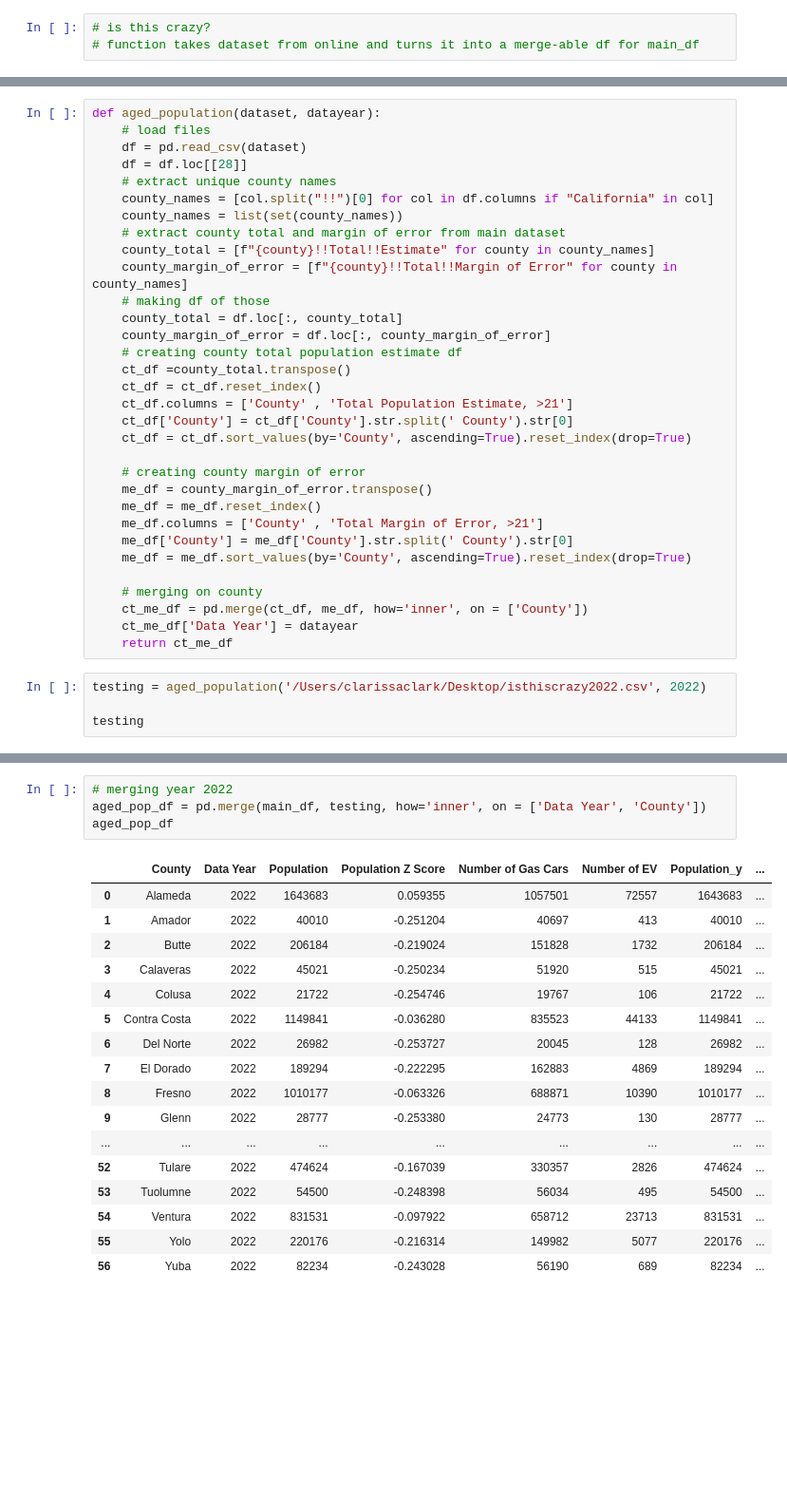
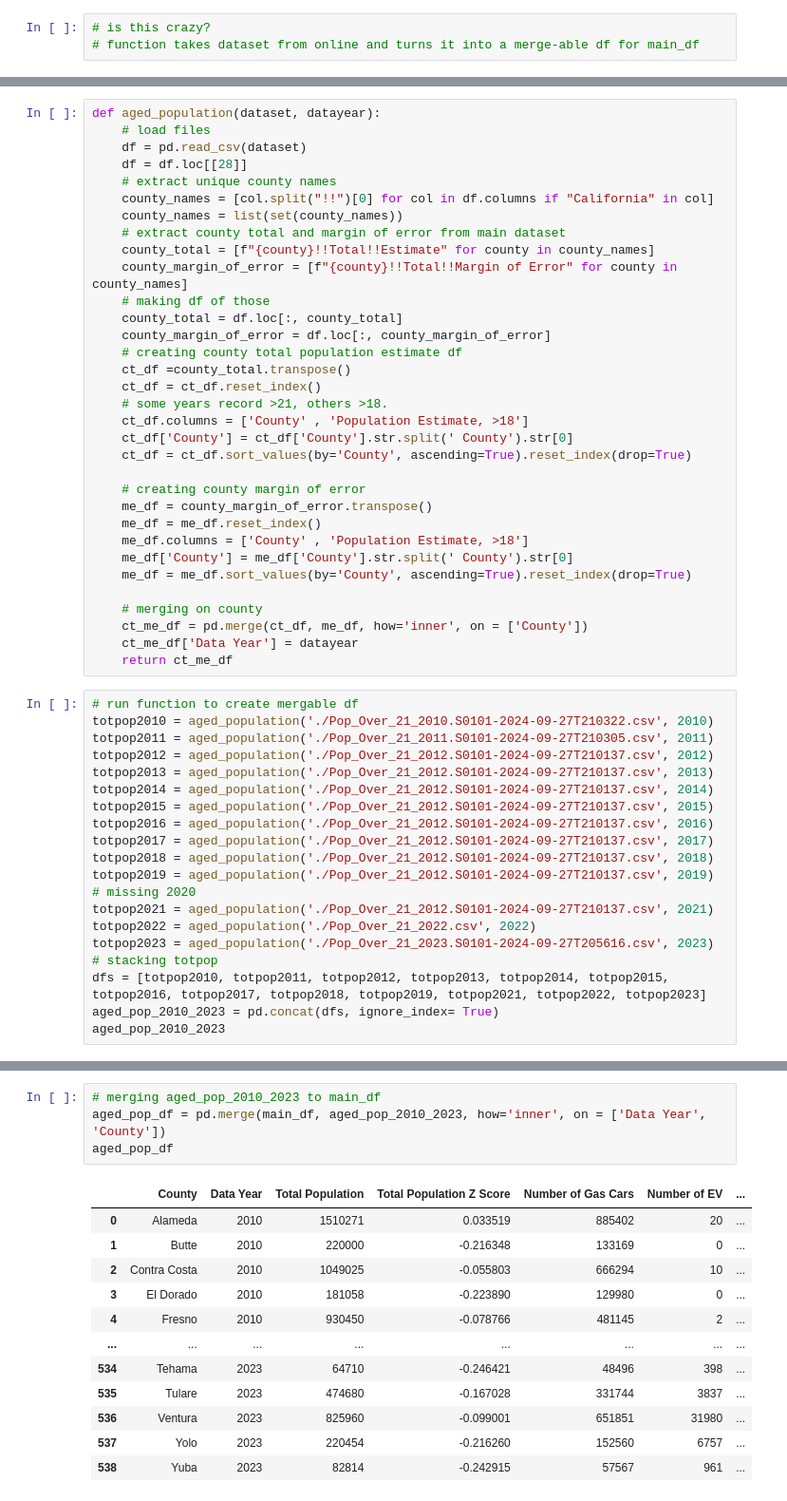
Before and after one commit to kellerl7/SIADS_Milestone_1, a Jupyter notebook: pm_data/CMC_Notebook.ipynb, the cells around one changed output, grey strips where cells are left out. Shown: that part at 95% size. Saved outputs shown, nothing was run; the diff lists cells and outputs as text; blank space fills up the shorter version.

```diff
--- a/pm_data/CMC_Notebook.ipynb
+++ b/pm_data/CMC_Notebook.ipynb
@@ -193,14 +135,15 @@ def aged_population(dataset, datayear):
     # creating county total population estimate df
     ct_df =county_total.transpose()
     ct_df = ct_df.reset_index()
-    ct_df.columns = ['County' , 'Total Population Estimate, >21']
+    # some years record >21, others >18.
+    ct_df.columns = ['County' , 'Population Estimate, >18']
     ct_df['County'] = ct_df['County'].str.split(' County').str[0]
     ct_df = ct_df.sort_values(by='County', ascending=True).reset_index(drop=True)
 
     # creating county margin of error
     me_df = county_margin_of_error.transpose()
     me_df = me_df.reset_index()
-    me_df.columns = ['County' , 'Total Margin of Error, >21']
+    me_df.columns = ['County' , 'Population Estimate, >18']
     me_df['County'] = me_df['County'].str.split(' County').str[0]
     me_df = me_df.sort_values(by='County', ascending=True).reset_index(drop=True)
 
@@ -209,8 +152,24 @@ def aged_population(dataset, datayear):
     ct_me_df['Data Year'] = datayear
     return ct_me_df
 # %%
-testing = aged_population('/Users/clarissaclark/Desktop/isthiscrazy2022.csv', 2022)
-
-testing
+# run function to create mergable df
+totpop2010 = aged_population('./Pop_Over_21_2010.S0101-2024-09-27T210322.csv', 2010)
+totpop2011 = aged_population('./Pop_Over_21_2011.S0101-2024-09-27T210305.csv', 2011)
+totpop2012 = aged_population('./Pop_Over_21_2012.S0101-2024-09-27T210137.csv', 2012)
+totpop2013 = aged_population('./Pop_Over_21_2012.S0101-2024-09-27T210137.csv', 2013)
+totpop2014 = aged_population('./Pop_Over_21_2012.S0101-2024-09-27T210137.csv', 2014)
+totpop2015 = aged_population('./Pop_Over_21_2012.S0101-2024-09-27T210137.csv', 2015)
+totpop2016 = aged_population('./Pop_Over_21_2012.S0101-2024-09-27T210137.csv', 2016)
+totpop2017 = aged_population('./Pop_Over_21_2012.S0101-2024-09-27T210137.csv', 2017)
+totpop2018 = aged_population('./Pop_Over_21_2012.S0101-2024-09-27T210137.csv', 2018)
+totpop2019 = aged_population('./Pop_Over_21_2012.S0101-2024-09-27T210137.csv', 2019)
+# missing 2020
+totpop2021 = aged_population('./Pop_Over_21_2012.S0101-2024-09-27T210137.csv', 2021)
+totpop2022 = aged_population('./Pop_Over_21_2022.csv', 2022)
+totpop2023 = aged_population('./Pop_Over_21_2023.S0101-2024-09-27T205616.csv', 2023)
+# stacking totpop
+dfs = [totpop2010, totpop2011, totpop2012, totpop2013, totpop2014, totpop2015, totpop2016, totpop2017, totpop2018, totpop2019, totpop2021, totpop2022, totpop2023]
+aged_pop_2010_2023 = pd.concat(dfs, ignore_index= True)
+aged_pop_2010_2023
 # %% [output]
 |  | County | Total Population Estimate, >21 | Total Margin of Error, >21 | Data Year |
@@ -233,22 +188,17 @@ testing
 # %%
-# merging year 2022
-aged_pop_df = pd.merge(main_df, testing, how='inner', on = ['Data Year', 'County'])
+# merging aged_pop_2010_2023 to main_df
+aged_pop_df = pd.merge(main_df, aged_pop_2010_2023, how='inner', on = ['Data Year', 'County'])
 aged_pop_df
 # %% [output]
-|  | County | Data Year | Population | Population Z Score | Number of Gas Cars | Number of EV | Population_y | ... |
-| 0 | Alameda | 2022 | 1643683 | 0.059355 | 1057501 | 72557 | 1643683 | ... |
-| 1 | Amador | 2022 | 40010 | -0.251204 | 40697 | 413 | 40010 | ... |
-| 2 | Butte | 2022 | 206184 | -0.219024 | 151828 | 1732 | 206184 | ... |
-| 3 | Calaveras | 2022 | 45021 | -0.250234 | 51920 | 515 | 45021 | ... |
-| 4 | Colusa | 2022 | 21722 | -0.254746 | 19767 | 106 | 21722 | ... |
-| 5 | Contra Costa | 2022 | 1149841 | -0.036280 | 835523 | 44133 | 1149841 | ... |
-| 6 | Del Norte | 2022 | 26982 | -0.253727 | 20045 | 128 | 26982 | ... |
-| 7 | El Dorado | 2022 | 189294 | -0.222295 | 162883 | 4869 | 189294 | ... |
-| 8 | Fresno | 2022 | 1010177 | -0.063326 | 688871 | 10390 | 1010177 | ... |
-| 9 | Glenn | 2022 | 28777 | -0.253380 | 24773 | 130 | 28777 | ... |
-| ... | ... | ... | ... | ... | ... | ... | ... | ... |
-| 52 | Tulare | 2022 | 474624 | -0.167039 | 330357 | 2826 | 474624 | ... |
-| 53 | Tuolumne | 2022 | 54500 | -0.248398 | 56034 | 495 | 54500 | ... |
-| 54 | Ventura | 2022 | 831531 | -0.097922 | 658712 | 23713 | 831531 | ... |
-| 55 | Yolo | 2022 | 220176 | -0.216314 | 149982 | 5077 | 220176 | ... |
-| 56 | Yuba | 2022 | 82234 | -0.243028 | 56190 | 689 | 82234 | ... |
+|  | County | Data Year | Total Population | Total Population Z Score | Number of Gas Cars | Number of EV | ... |
+| 0 | Alameda | 2010 | 1510271 | 0.033519 | 885402 | 20 | ... |
+| 1 | Butte | 2010 | 220000 | -0.216348 | 133169 | 0 | ... |
+| 2 | Contra Costa | 2010 | 1049025 | -0.055803 | 666294 | 10 | ... |
+| 3 | El Dorado | 2010 | 181058 | -0.223890 | 129980 | 0 | ... |
+| 4 | Fresno | 2010 | 930450 | -0.078766 | 481145 | 2 | ... |
+| ... | ... | ... | ... | ... | ... | ... | ... |
+| 534 | Tehama | 2023 | 64710 | -0.246421 | 48496 | 398 | ... |
+| 535 | Tulare | 2023 | 474680 | -0.167028 | 331744 | 3837 | ... |
+| 536 | Ventura | 2023 | 825960 | -0.099001 | 651851 | 31980 | ... |
+| 537 | Yolo | 2023 | 220454 | -0.216260 | 152560 | 6757 | ... |
+| 538 | Yuba | 2023 | 82814 | -0.242915 | 57567 | 961 | ... |
```
Also changed, not shown: parts of 12 cells of this notebook.
